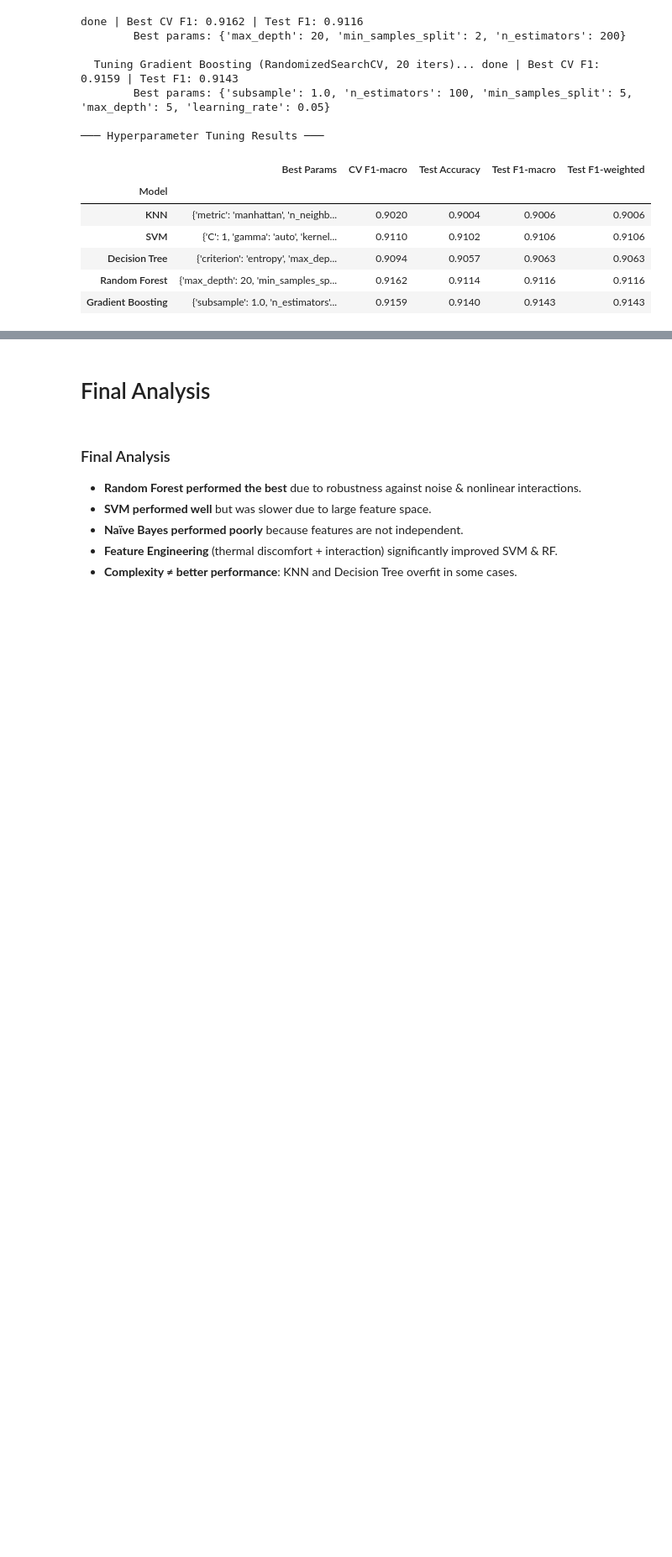
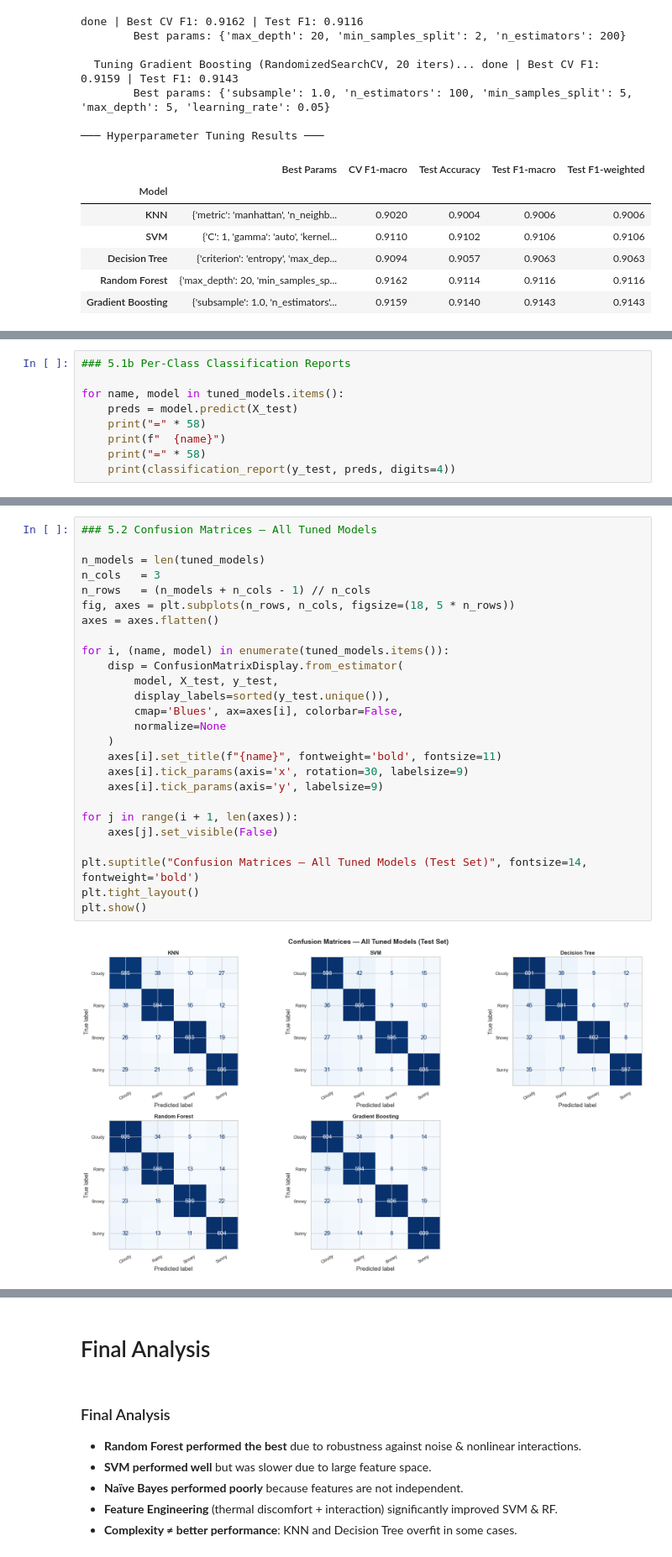
Before and after one commit to naveenranjolkar-maker/Bits_pilani, a Jupyter notebook: PS3.ipynb, the cells around one changed output, grey strips where cells are left out. Shown at 84% size. Saved outputs shown, nothing was run; the diff lists cells and outputs as text; blank space fills up the shorter version.

```diff
--- a/PS3.ipynb
+++ b/PS3.ipynb
@@ -1231,0 +1295,9 @@ results_df
+# %%
+### 5.1b Per-Class Classification Reports
+
+for name, model in tuned_models.items():
+    preds = model.predict(X_test)
+    print("=" * 58)
+    print(f"  {name}")
+    print("=" * 58)
+    print(classification_report(y_test, preds, digits=4))
@@ -1231,0 +1322,28 @@ results_df
+# %%
+### 5.2 Confusion Matrices — All Tuned Models
+
+n_models = len(tuned_models)
+n_cols   = 3
+n_rows   = (n_models + n_cols - 1) // n_cols
+fig, axes = plt.subplots(n_rows, n_cols, figsize=(18, 5 * n_rows))
+axes = axes.flatten()
+
+for i, (name, model) in enumerate(tuned_models.items()):
+    disp = ConfusionMatrixDisplay.from_estimator(
+        model, X_test, y_test,
+        display_labels=sorted(y_test.unique()),
+        cmap='Blues', ax=axes[i], colorbar=False,
+        normalize=None
+    )
+    axes[i].set_title(f"{name}", fontweight='bold', fontsize=11)
+    axes[i].tick_params(axis='x', rotation=30, labelsize=9)
+    axes[i].tick_params(axis='y', labelsize=9)
+
+for j in range(i + 1, len(axes)):
+    axes[j].set_visible(False)
+
+plt.suptitle("Confusion Matrices — All Tuned Models (Test Set)", fontsize=14, fontweight='bold')
+plt.tight_layout()
+plt.show()
+# %% [output]
+[figure, added]
```
Also changed, not shown: parts of 7 cells of this notebook.
